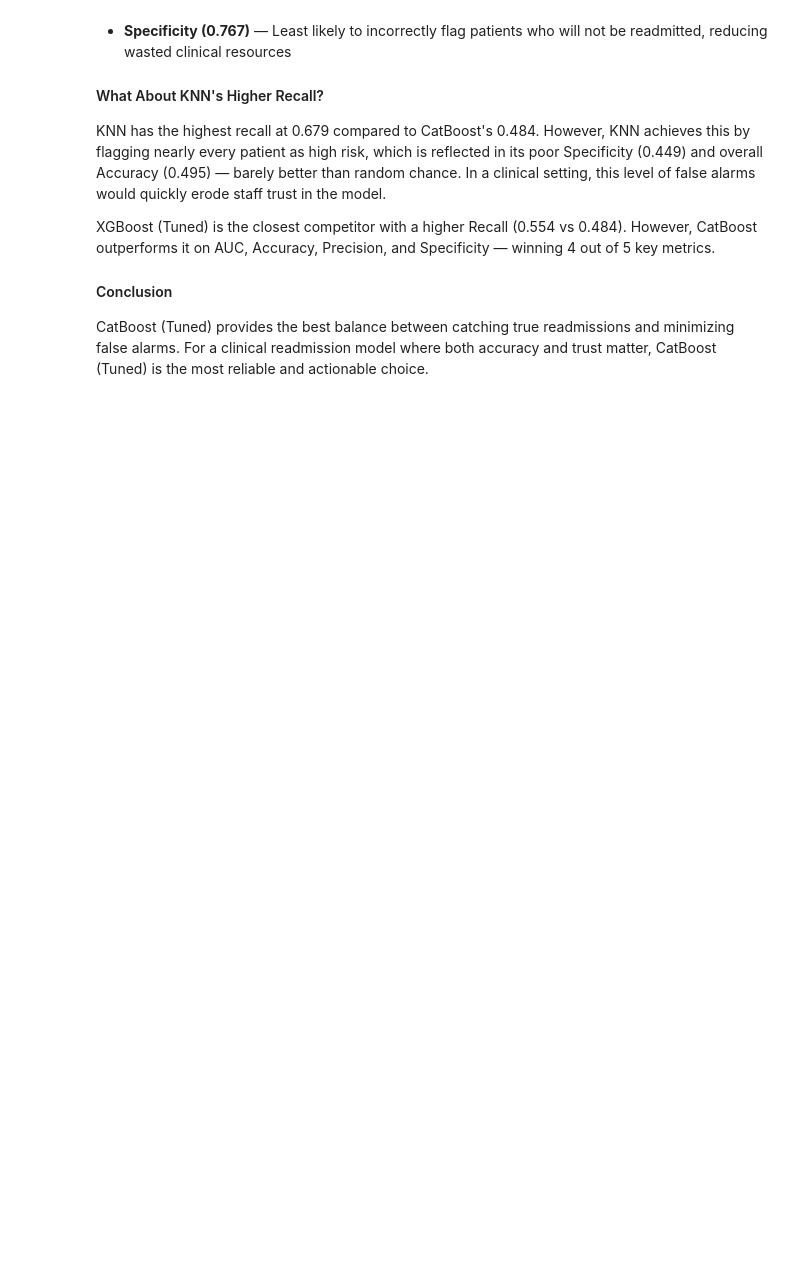
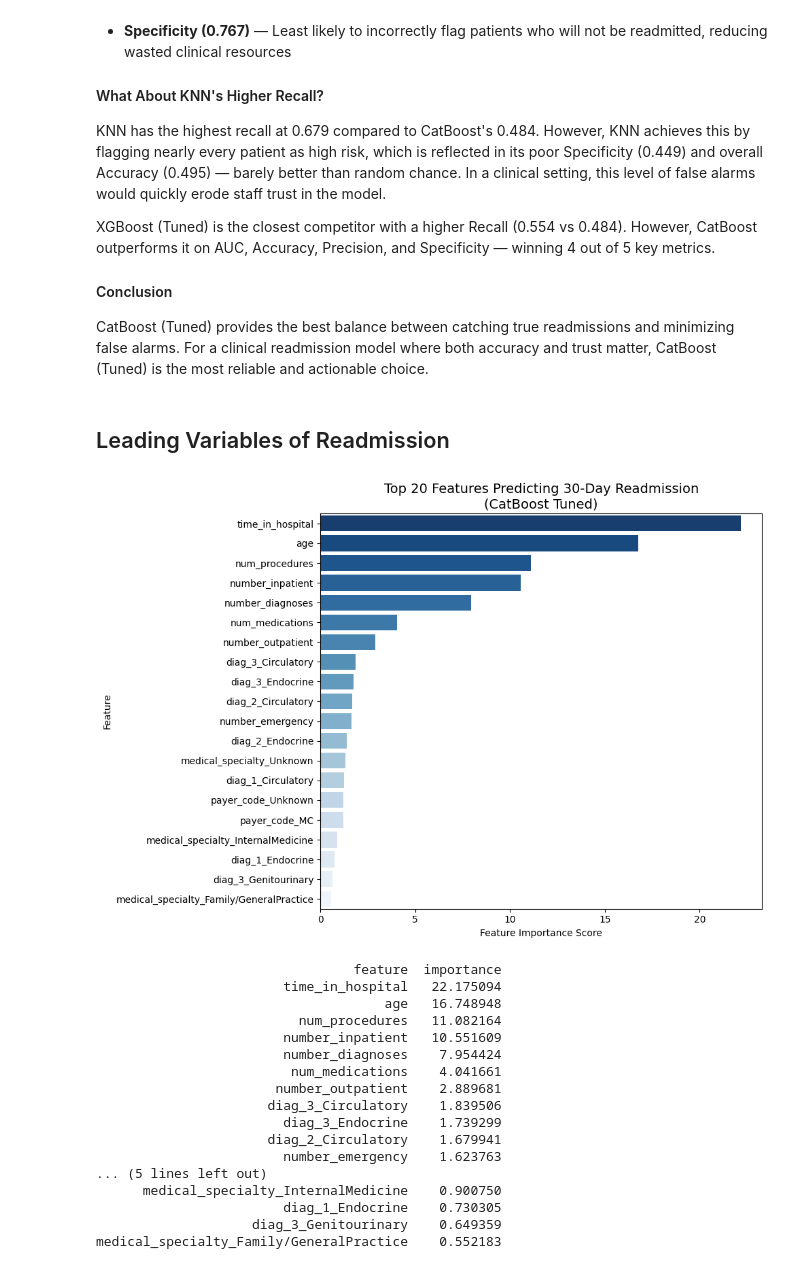
Before and after one commit to xiaohongchen01/diabetes_readmission_prediction, a Jupyter notebook: df_with_payer_models.ipynb, the cells around one changed output. Saved outputs shown, nothing was run; the diff lists cells and outputs as text; code cells hidden in the pictures; blank space fills up the shorter version.

Commit message:
added charts, feature importance, clinical story and final model

```diff
--- a/df_with_payer_models.ipynb
+++ b/df_with_payer_models.ipynb
@@ -743,3 +743,39 @@ key metrics.
 CatBoost (Tuned) provides the best balance between catching true readmissions and minimizing
 false alarms. For a clinical readmission model where both accuracy and trust matter,
 CatBoost (Tuned) is the most reliable and actionable choice.
+# %% [markdown]
+## Leading Variables of Readmission
+# %%
+feat_imp = pd.DataFrame({
+    'feature': x_train.columns,
+    'importance': catb_random.best_estimator_.feature_importances_
+}).sort_values('importance', ascending=False).head(20)
+
+plt.figure(figsize=(10, 7))
+sns.barplot(data=feat_imp, x='importance', y='feature', palette='Blues_r')
+plt.title('Top 20 Features Predicting 30-Day Readmission\n(CatBoost Tuned)', fontsize=14)
+plt.xlabel('Feature Importance Score')
+plt.ylabel('Feature')
+plt.tight_layout()
+plt.show()
+
+print(feat_imp.to_string(index=False))
+# %% [output]
+[figure, added]
+                                 feature  importance
+                        time_in_hospital   22.175094
+                                     age   16.748948
+                          num_procedures   11.082164
+                        number_inpatient   10.551609
+                        number_diagnoses    7.954424
+                         num_medications    4.041661
+                       number_outpatient    2.889681
+                      diag_3_Circulatory    1.839506
+                        diag_3_Endocrine    1.739299
+                      diag_2_Circulatory    1.679941
+                        number_emergency    1.623763
+... (5 lines left out)
+      medical_specialty_InternalMedicine    0.900750
+                        diag_1_Endocrine    0.730305
+                    diag_3_Genitourinary    0.649359
+medical_specialty_Family/GeneralPractice    0.552183
```
Also changed, not shown: parts of 23 cells of this notebook, 3 other files.
